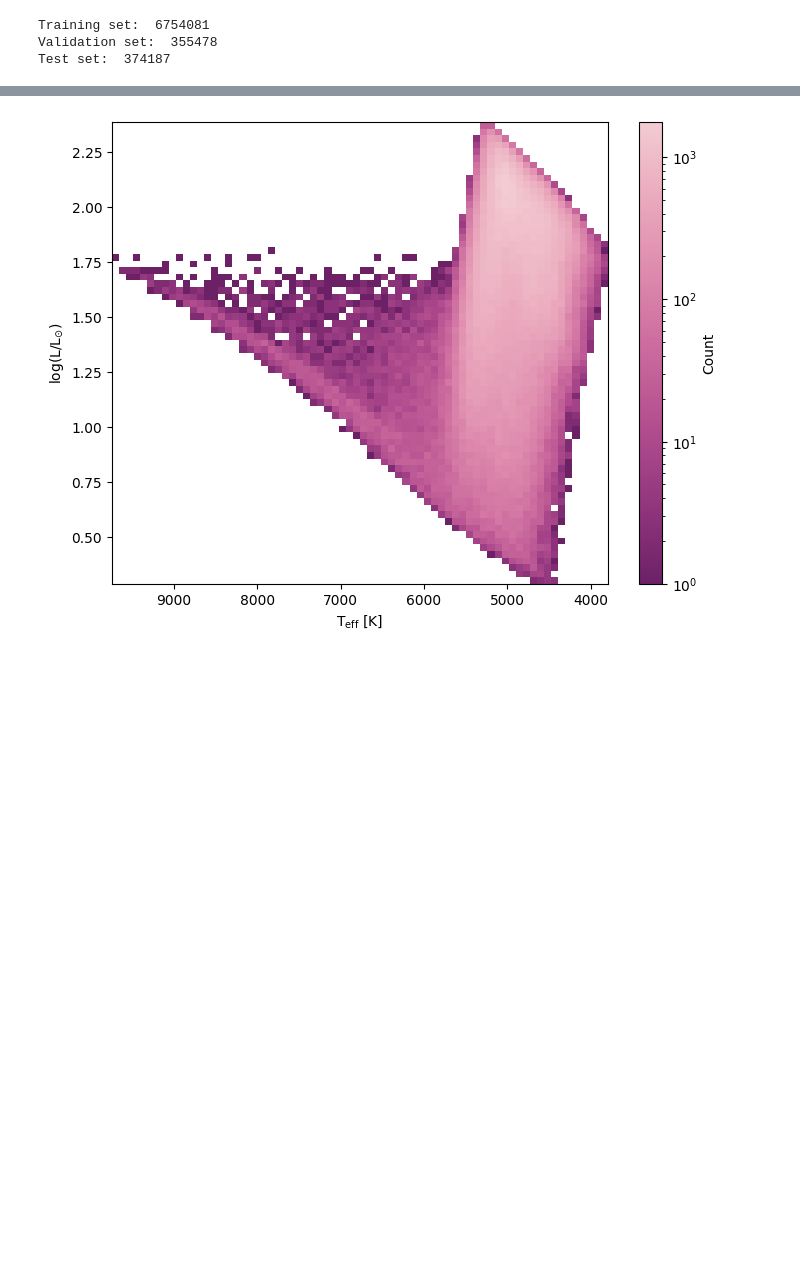
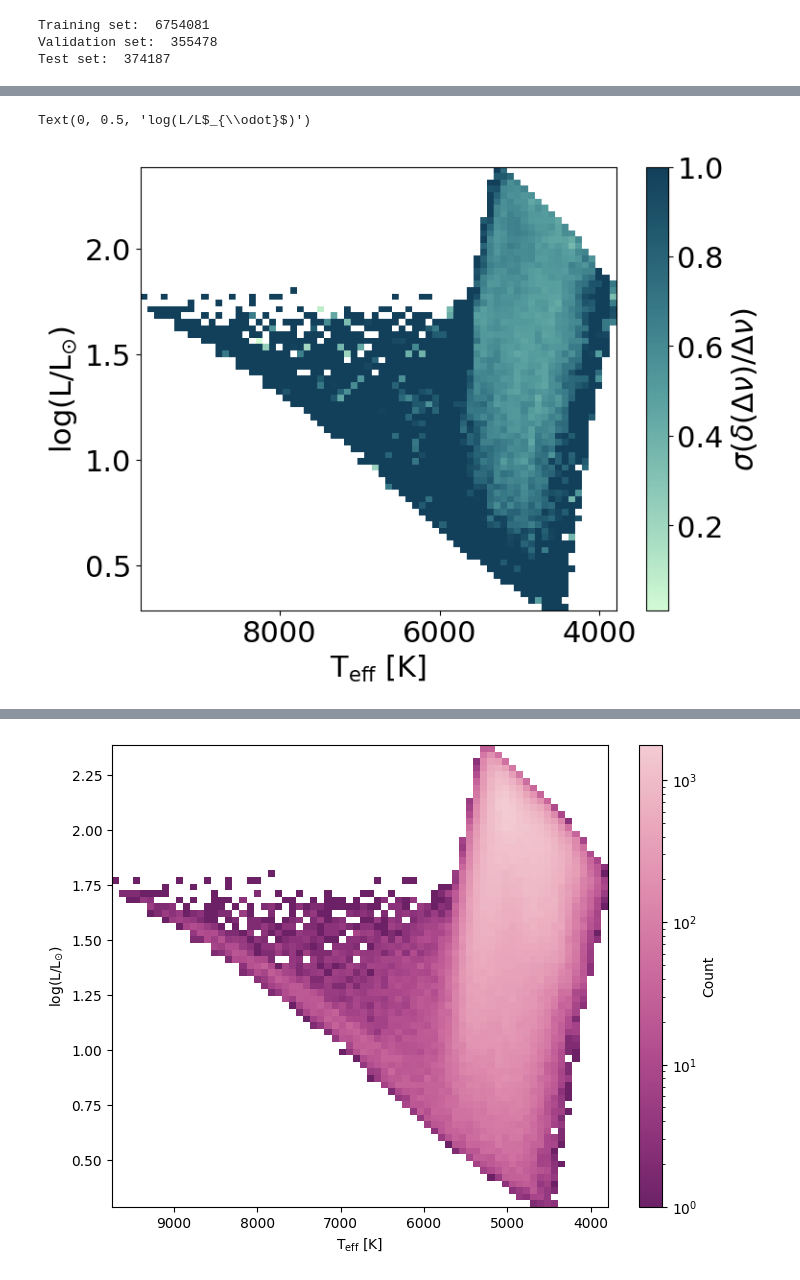
Before and after one commit to ehatt98/M4-hierarchical, a Jupyter notebook: notebooks/plots/hexbin-plot.ipynb, the cells around one changed output, grey strips where cells are left out. Cells and saved outputs as stored; diff of their text form; code cells hidden in the pictures; blank space fills up the shorter version.

```diff
--- a/notebooks/plots/hexbin-plot.ipynb
+++ b/notebooks/plots/hexbin-plot.ipynb
@@ -276,0 +277,12 @@ KeyError: 'logdnufit'
+# %%
+plt.figure(figsize=(8, 6))
+ax = plt.gca()
+X, Y = np.meshgrid(xedges, yedges)  # Create a mesh grid for plotting
+pcm = plt.pcolormesh(X, Y, stat.T, cmap=DM, shading='auto', vmax = 1)
+plt.colorbar(pcm, label=r'$\sigma(\delta( \Delta \nu)/\Delta \nu)$')
+ax.invert_xaxis()# Colorbar to show the average z values
+plt.xlabel(r'T$_{\mathrm{eff}}$ [K]')
+plt.ylabel(r'log(L/L$_{\odot}$)')
+# %% [output]
+Text(0, 0.5, 'log(L/L$_{\\odot}$)')
+[figure, added]
```
Also changed, not shown: parts of 22 cells of this notebook, 19 other files.
